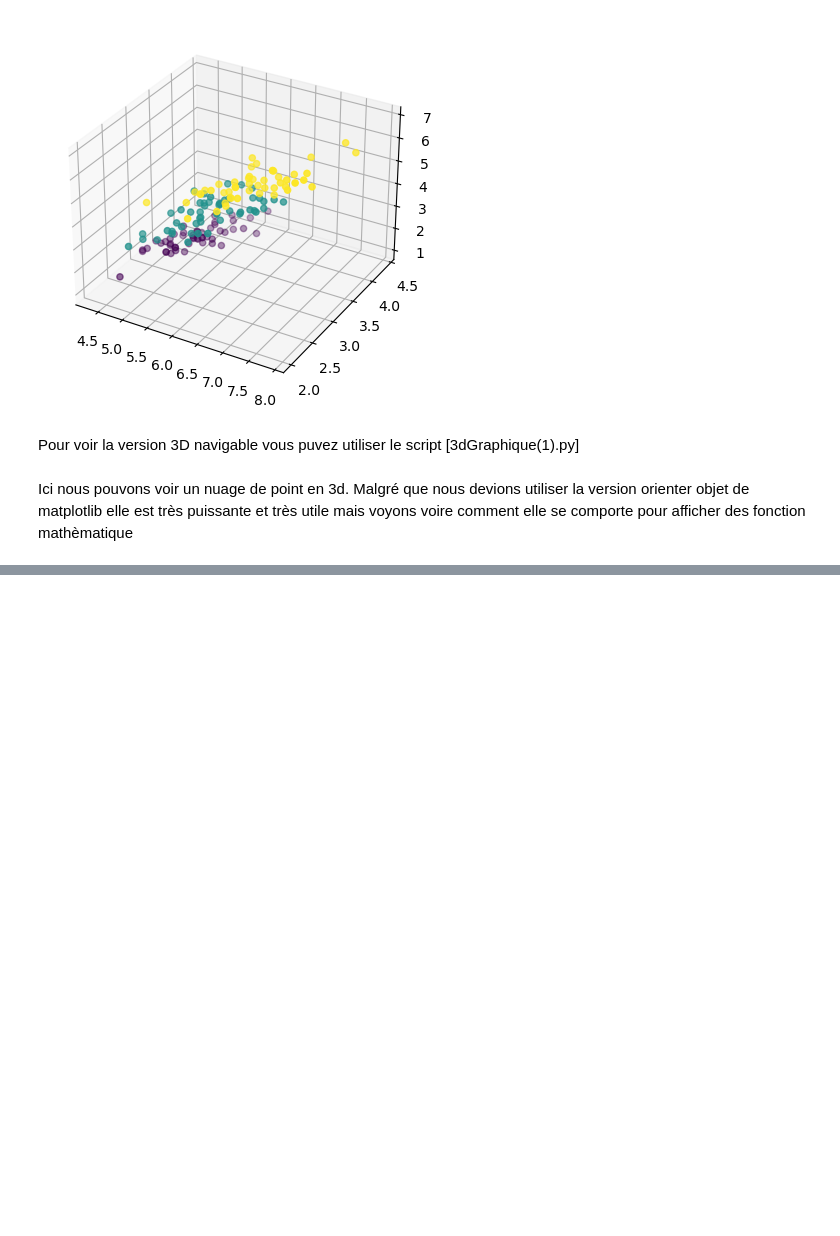
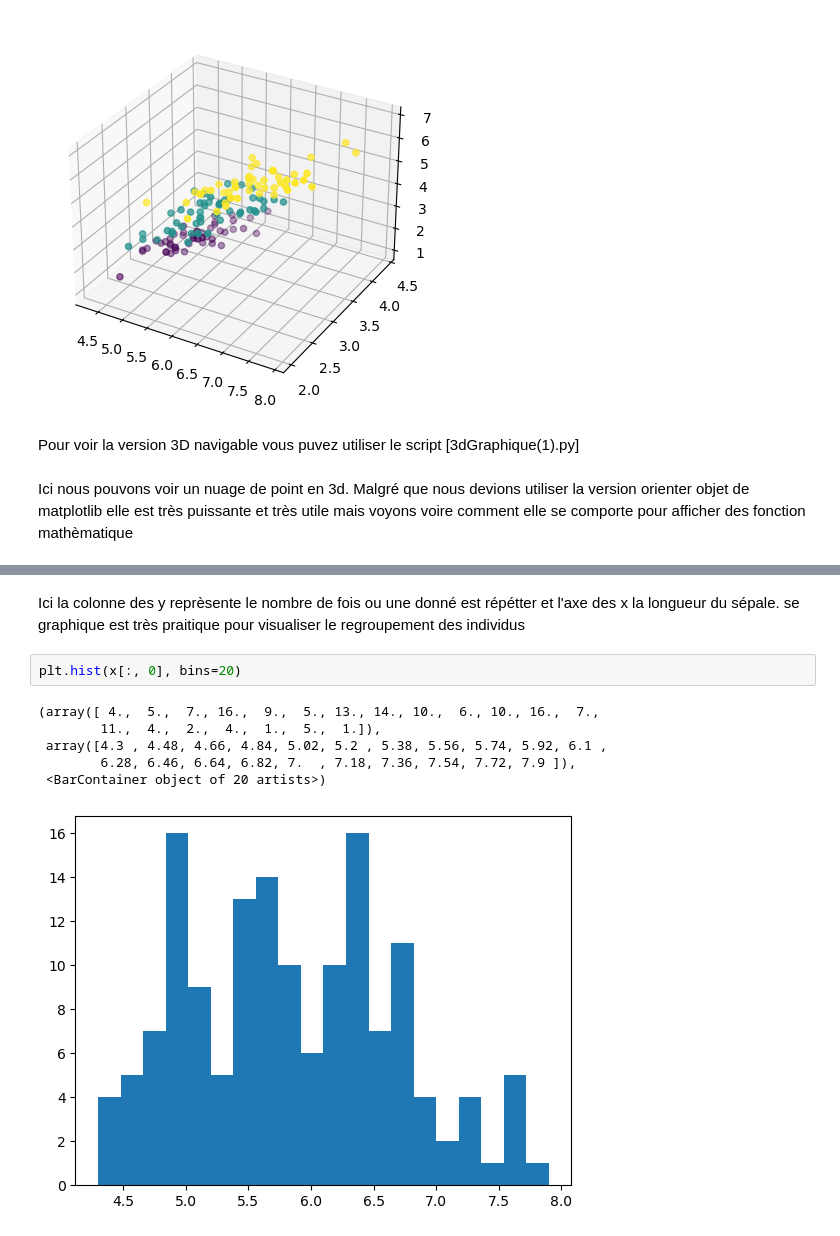
Before and after one commit to Sime-81/Deep_learning, a Jupyter notebook: Matplotlib_2.ipynb, the cells around one changed output, grey strips where cells are left out. Cells and saved outputs as stored; diff of their text form; blank space fills up the shorter version.

```diff
--- a/Matplotlib_2.ipynb
+++ b/Matplotlib_2.ipynb
@@ -80,0 +108,11 @@ Ici nous pouvons voir un nuage de point en 3d. Malgré que nous devions utiliser
+# %% [markdown]
+Ici la colonne des y reprèsente le nombre de fois ou une donné est répétter et l'axe des x la longueur du sépale. se graphique est très praitique pour visualiser le regroupement des individus
+# %%
+plt.hist(x[:, 0], bins=20)
+# %% [output]
+(array([ 4.,  5.,  7., 16.,  9.,  5., 13., 14., 10.,  6., 10., 16.,  7.,
+        11.,  4.,  2.,  4.,  1.,  5.,  1.]),
+ array([4.3 , 4.48, 4.66, 4.84, 5.02, 5.2 , 5.38, 5.56, 5.74, 5.92, 6.1 ,
+        6.28, 6.46, 6.64, 6.82, 7.  , 7.18, 7.36, 7.54, 7.72, 7.9 ]),
+ <BarContainer object of 20 artists>)
+[figure, added]
```
Also changed, not shown: parts of 33 cells of this notebook.
